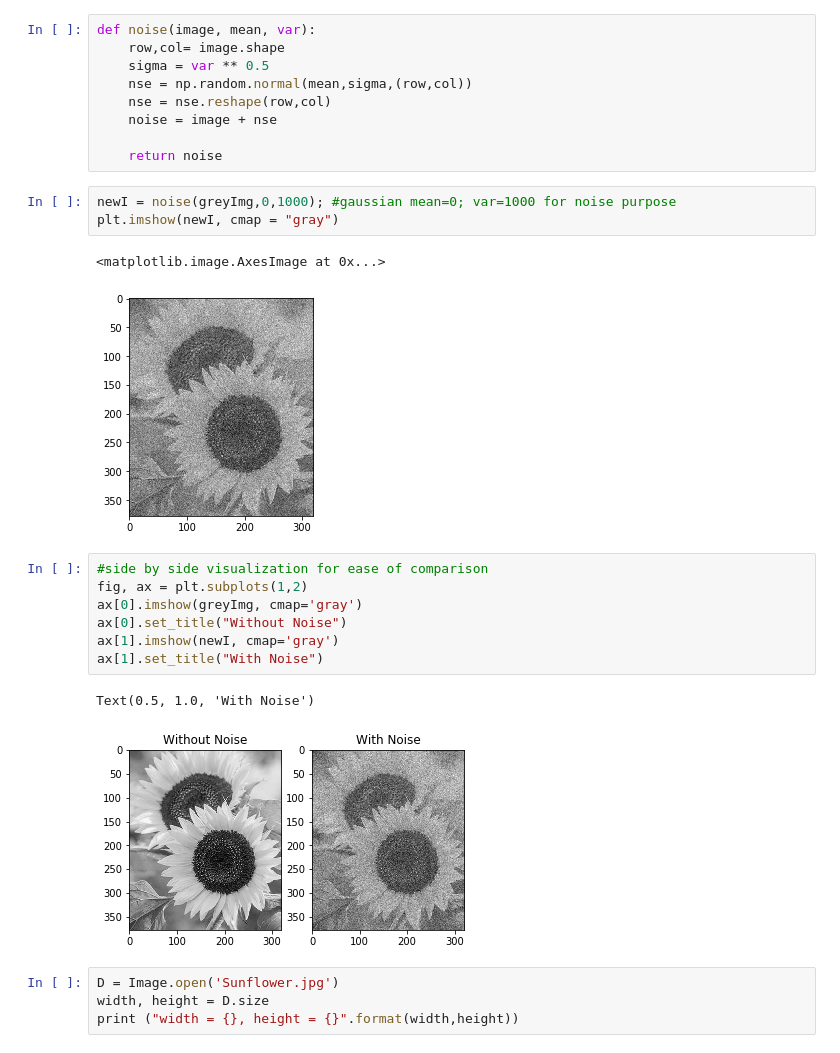
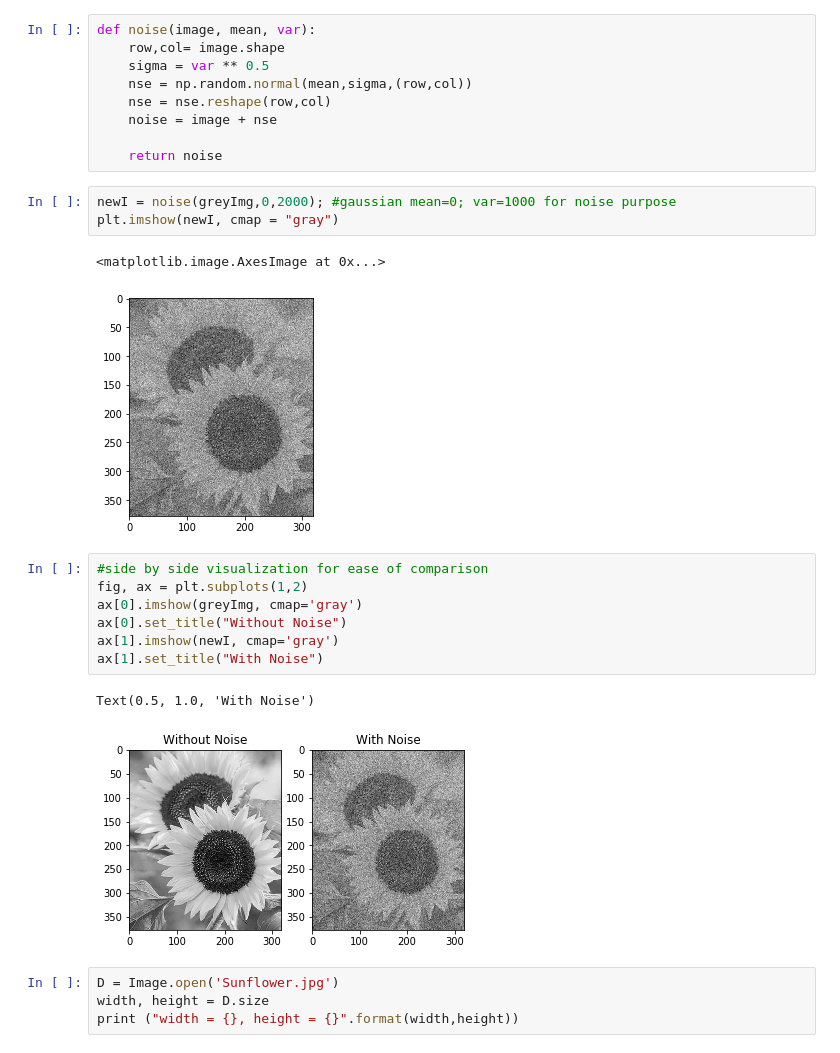
Before and after one commit to chloequinto/ImgProc, a Jupyter notebook: Project/Edge Detection.ipynb, the cells around one changed output. Drawn from its saved outputs; the diff is of its cells as text.

```diff
--- a/Project/Edge Detection.ipynb
+++ b/Project/Edge Detection.ipynb
@@ -41,11 +41,11 @@ def noise(image, mean, var):
 
     return noise
 # %%
-newI = noise(greyImg,0,1000); #gaussian mean=0; var=1000 for noise purpose
+newI = noise(greyImg,0,2000); #gaussian mean=0; var=1000 for noise purpose
 plt.imshow(newI, cmap = "gray")
 # %% [output]
 <matplotlib.image.AxesImage at 0x...>
-[figure, old version]
+[figure, new version]
 # %%
 #side by side visualization for ease of comparison
 fig, ax = plt.subplots(1,2)
@@ -55,7 +55,7 @@ ax[1].imshow(newI, cmap='gray')
 ax[1].set_title("With Noise")
 # %% [output]
 Text(0.5, 1.0, 'With Noise')
-[figure, old version]
+[figure, new version]
 # %%
 D = Image.open('Sunflower.jpg')
 width, height = D.size
```
Also changed, not shown: parts of 6 cells of this notebook.
